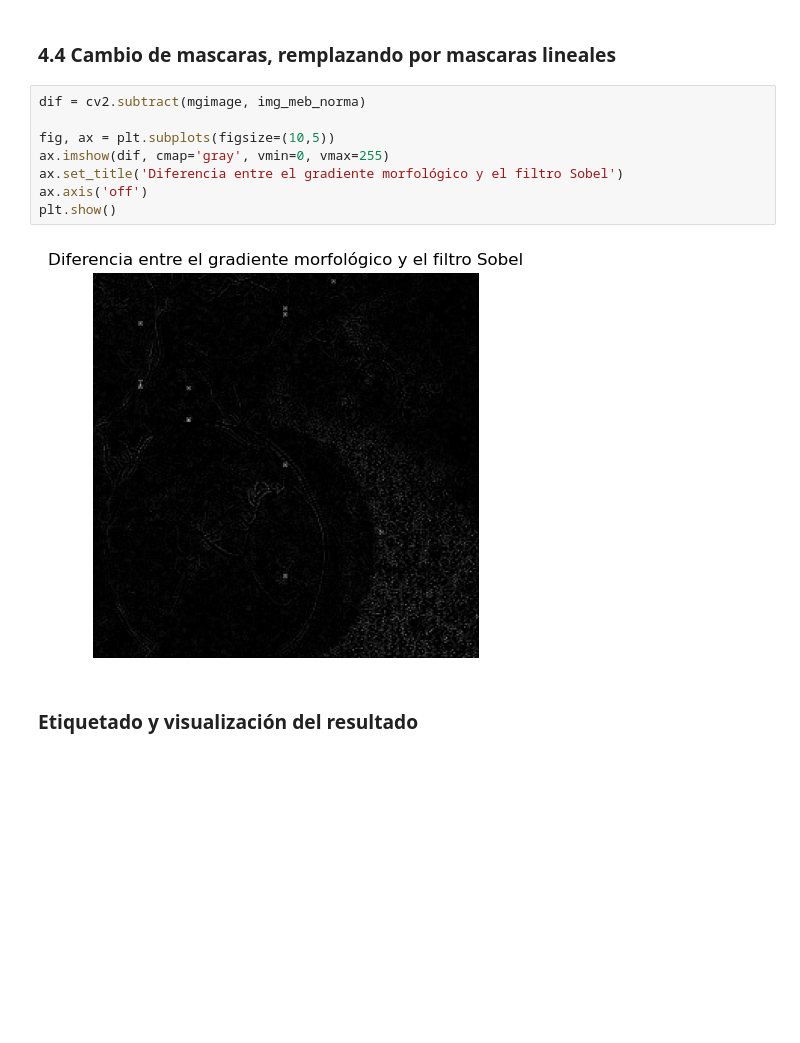
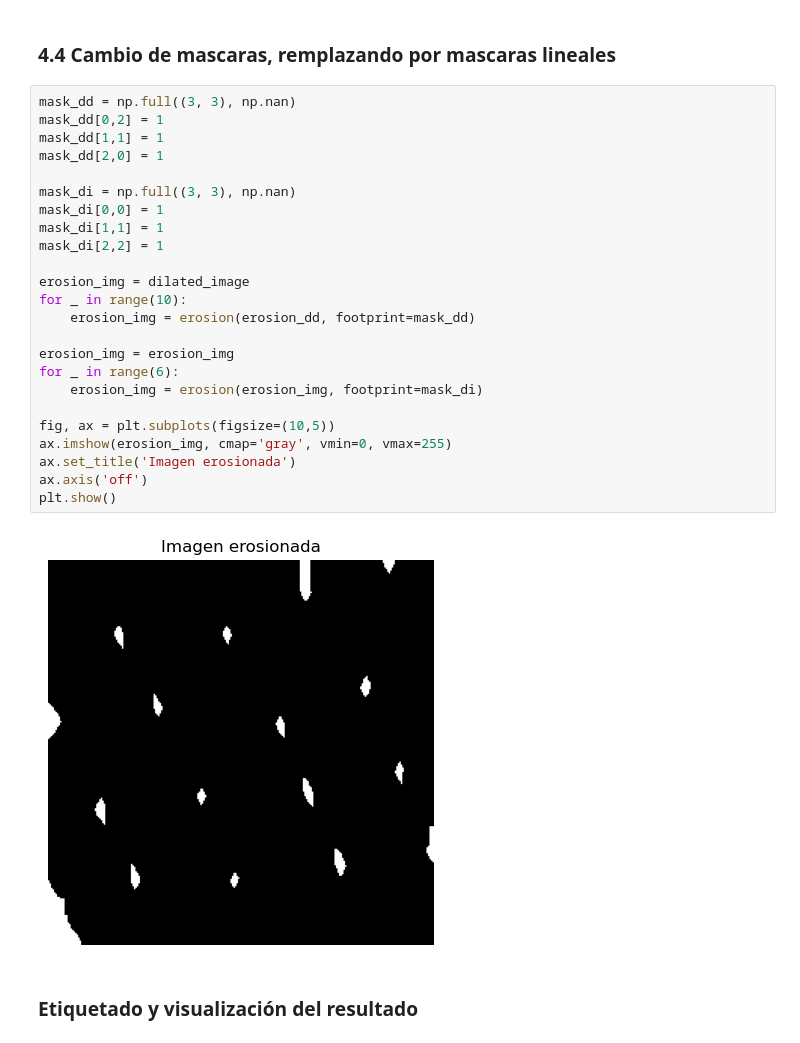
Before and after one commit to STinjaca/Talle-5, a Jupyter notebook: Taller 5 - Punto 4.ipynb, the cells around one changed output. Drawn from its saved outputs; the diff is of its cells as text; blank space fills up the shorter version.

```diff
--- a/Taller 5 - Punto 4.ipynb
+++ b/Taller 5 - Punto 4.ipynb
@@ -67,14 +68,30 @@ plt.show()
 # %% [markdown]
 ### 4.4 Cambio de mascaras, remplazando por mascaras lineales
-# %%
-dif = cv2.subtract(mgimage, img_meb_norma)
-
-fig, ax = plt.subplots(figsize=(10,5))
-ax.imshow(dif, cmap='gray', vmin=0, vmax=255)
-ax.set_title('Diferencia entre el gradiente morfológico y el filtro Sobel')
-ax.axis('off')
-plt.show()
-# %% [output]
-[figure, removed]
+# %%
+mask_dd = np.full((3, 3), np.nan)
+mask_dd[0,2] = 1
+mask_dd[1,1] = 1
+mask_dd[2,0] = 1
+
+mask_di = np.full((3, 3), np.nan)
+mask_di[0,0] = 1
+mask_di[1,1] = 1
+mask_di[2,2] = 1
+
+erosion_img = dilated_image
+for _ in range(10):
+    erosion_img = erosion(erosion_dd, footprint=mask_dd)
+
+erosion_img = erosion_img
+for _ in range(6):
+    erosion_img = erosion(erosion_img, footprint=mask_di)
+
+fig, ax = plt.subplots(figsize=(10,5))
+ax.imshow(erosion_img, cmap='gray', vmin=0, vmax=255)
+ax.set_title('Imagen erosionada')
+ax.axis('off')
+plt.show()
+# %% [output]
+[figure, added]
 # %% [markdown]
 ### Etiquetado y visualización del resultado
```
Also changed, not shown: parts of 6 cells of this notebook.
